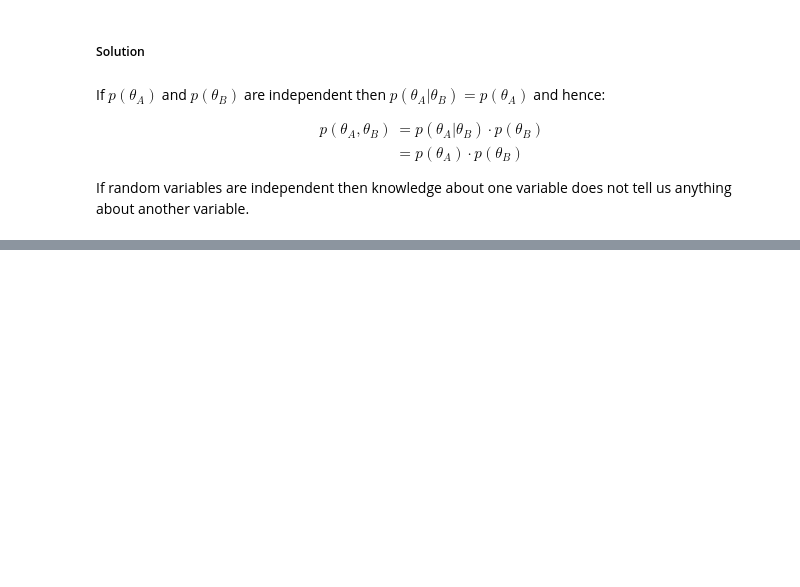
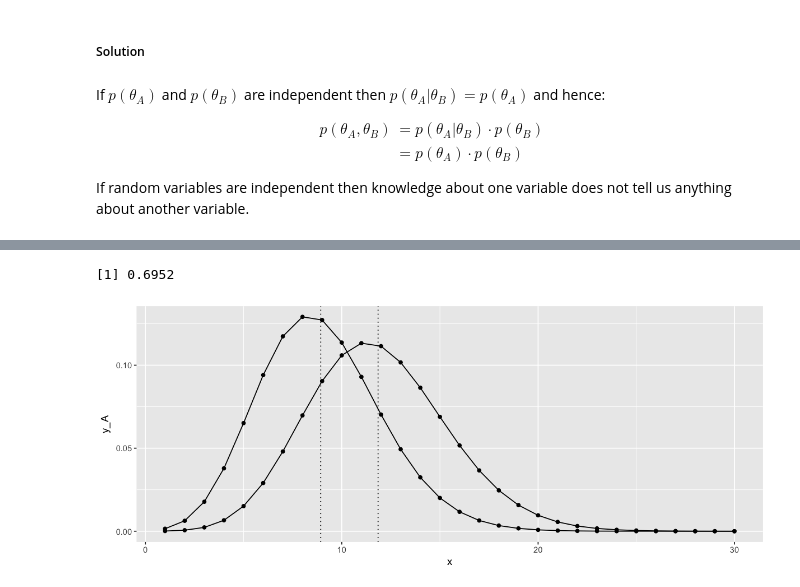
Before and after one commit to andreo/bayesian-statistical-methods-solutions, a Jupyter notebook: Exercise_3.3.ipynb, the cells around one changed output, grey strips where cells are left out. Drawn from its saved outputs; the diff is of its cells as text; code cells hidden in the pictures; blank space fills up the shorter version.

```diff
--- a/Exercise_3.3.ipynb
+++ b/Exercise_3.3.ipynb
@@ -131,0 +213,26 @@ If random variables are independent then knowledge about one variable does not t
+# %%
+r_A <- a_A + sum(y_A)
+r_B <- a_B + sum(y_B)
+p_A <- 1 - 1/(b_A + length(y_A) +1)
+p_B <- 1 - 1/(b_B + length(y_B) +1)
+mu_A <- (1-p_A)*r_A/p_A
+mu_B <- (1-p_B)*r_B/p_B
+
+options(repr.plot.width=10, repr.plot.height=4)
+data <- data.frame(x=seq(1, 30, 1)) %>%
+    mutate(y_B=dnbinom(x, size = r_B, prob = p_B),
+           y_A=dnbinom(x, size = r_A, prob = p_A))
+
+ggplot(data, aes(x)) +
+    geom_point(aes(y=y_A)) + geom_line(aes(y=y_A)) +
+    geom_point(aes(y=y_B)) + geom_line(aes(y=y_B)) +
+    geom_vline(xintercept = mu_A, linetype=3) +
+    geom_vline(xintercept = mu_B, linetype=3)
+
+sample_size <- 5000
+mean(
+    rnbinom(sample_size, size = r_B, prob = p_B) <
+    rnbinom(sample_size, size = r_A, prob = p_A))
+# %% [output]
+[1] 0.6952
+[figure, added]
```
Also changed, not shown: parts of 16 cells of this notebook.
